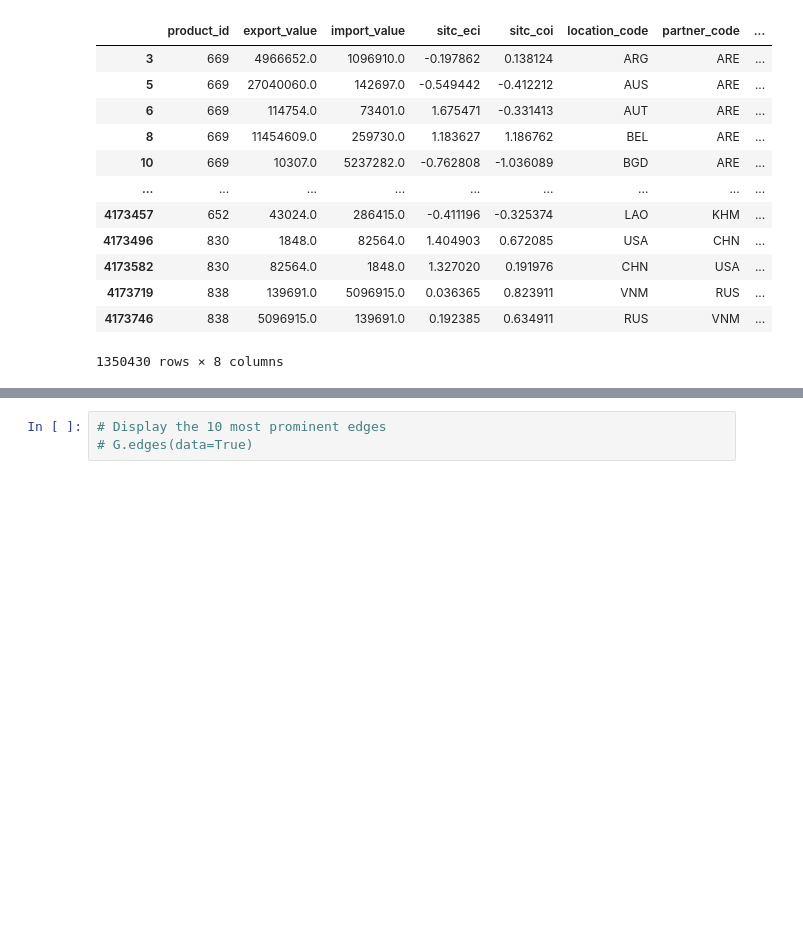
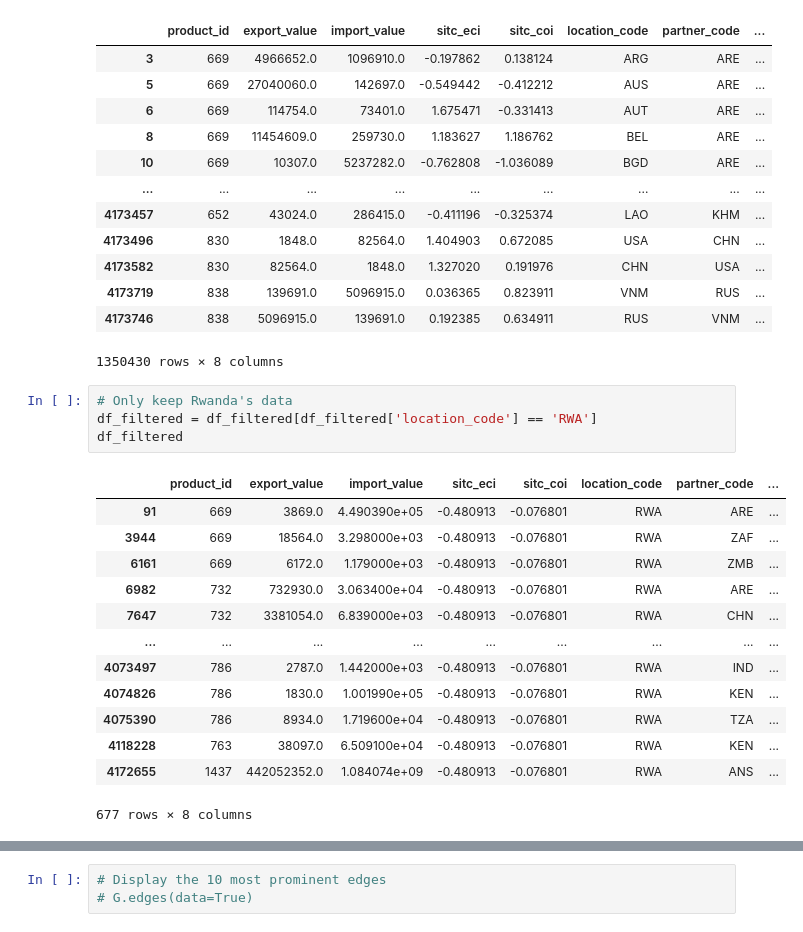
Before and after one commit to LNshuti/eactrade, a Jupyter notebook: ec_trade_networks.ipynb, the cells around one changed output, grey strips where cells are left out. Cells and saved outputs as stored; diff of their text form; blank space fills up the shorter version.

```diff
--- a/ec_trade_networks.ipynb
+++ b/ec_trade_networks.ipynb
@@ -280,6 +278,24 @@ df_filtered
 | 4173719 | 838 | 139691.0 | 5096915.0 | 0.036365 | 0.823911 | VNM | RUS | ... |
 | 4173746 | 838 | 5096915.0 | 139691.0 | 0.192385 | 0.634911 | RUS | VNM | ... |
 1350430 rows × 8 columns
+# %%
+# Only keep Rwanda's data
+df_filtered = df_filtered[df_filtered['location_code'] == 'RWA']
+df_filtered
+# %% [output]
+|  | product_id | export_value | import_value | sitc_eci | sitc_coi | location_code | partner_code | ... |
+| 91 | 669 | 3869.0 | 4.490390e+05 | -0.480913 | -0.076801 | RWA | ARE | ... |
+| 3944 | 669 | 18564.0 | 3.298000e+03 | -0.480913 | -0.076801 | RWA | ZAF | ... |
+| 6161 | 669 | 6172.0 | 1.179000e+03 | -0.480913 | -0.076801 | RWA | ZMB | ... |
+| 6982 | 732 | 732930.0 | 3.063400e+04 | -0.480913 | -0.076801 | RWA | ARE | ... |
+| 7647 | 732 | 3381054.0 | 6.839000e+03 | -0.480913 | -0.076801 | RWA | CHN | ... |
+| ... | ... | ... | ... | ... | ... | ... | ... | ... |
+| 4073497 | 786 | 2787.0 | 1.442000e+03 | -0.480913 | -0.076801 | RWA | IND | ... |
+| 4074826 | 786 | 1830.0 | 1.001990e+05 | -0.480913 | -0.076801 | RWA | KEN | ... |
+| 4075390 | 786 | 8934.0 | 1.719600e+04 | -0.480913 | -0.076801 | RWA | TZA | ... |
+| 4118228 | 763 | 38097.0 | 6.509100e+04 | -0.480913 | -0.076801 | RWA | KEN | ... |
+| 4172655 | 1437 | 442052352.0 | 1.084074e+09 | -0.480913 | -0.076801 | RWA | ANS | ... |
+677 rows × 8 columns
 # %%
 G = create_network_graph(df_filtered)
 G.nodes()
```
Also changed, not shown: parts of 2 cells of this notebook.
